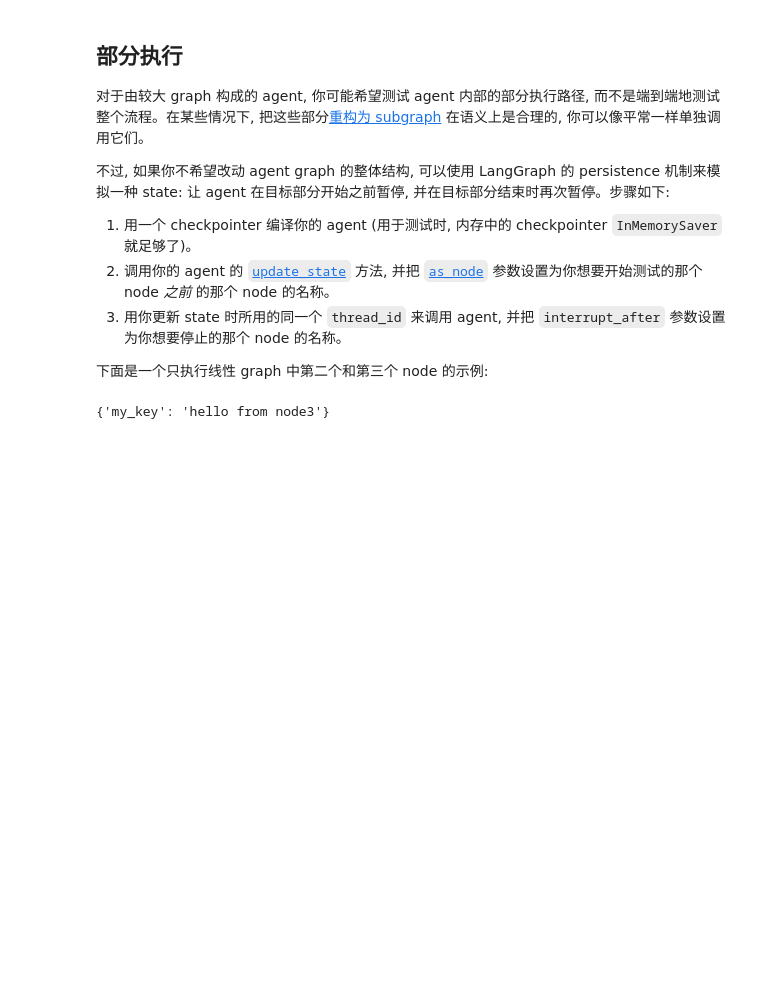
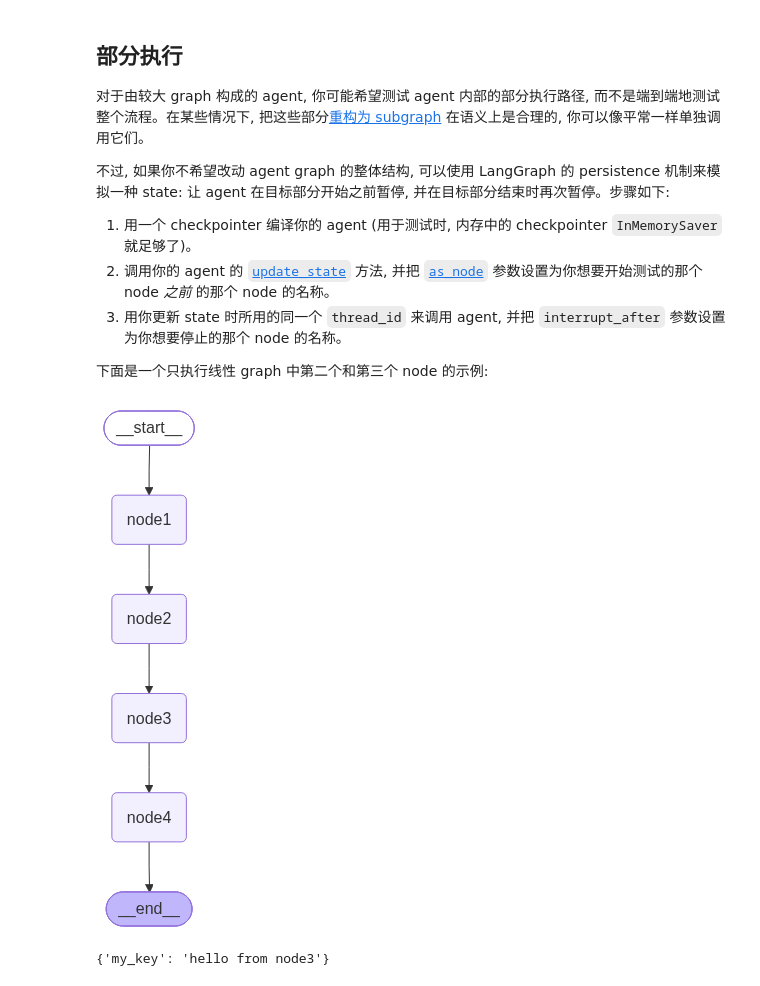
Before and after one commit to Ashitaka-Laputa-IV/docs, a Jupyter notebook: src/oss/langgraph/ipynbs/test.ipynb, the cells around one changed output. Saved outputs shown, nothing was run; the diff lists cells and outputs as text; code cells hidden in the pictures; blank space fills up the shorter version.

```diff
--- a/src/oss/langgraph/ipynbs/test.ipynb
+++ b/src/oss/langgraph/ipynbs/test.ipynb
@@ -150,17 +164,20 @@ def test_partial_execution_from_node2_to_node3() -> None:
 # %%
 # 部分执行跑通: 从 node2 执行到 node3
 partial_graph = create_partial_graph().compile(checkpointer=MemorySaver())
+
+show_graph(partial_graph)
 partial_graph.update_state(
     config={"configurable": {"thread_id": "partial-demo"}},
     values={"my_key": "initial_value"},
     as_node="node1",
 )
 partial_result = partial_graph.invoke(
     None,
     config={"configurable": {"thread_id": "partial-demo"}},
     interrupt_after="node3",
 )
-print(partial_result)
+rprint(partial_result)
 assert partial_result["my_key"] == "hello from node3"
 # %% [output]
+[figure, added]
 {'my_key': 'hello from node3'}
```
Also changed, not shown: parts of 3 cells of this notebook, 2 other files.
